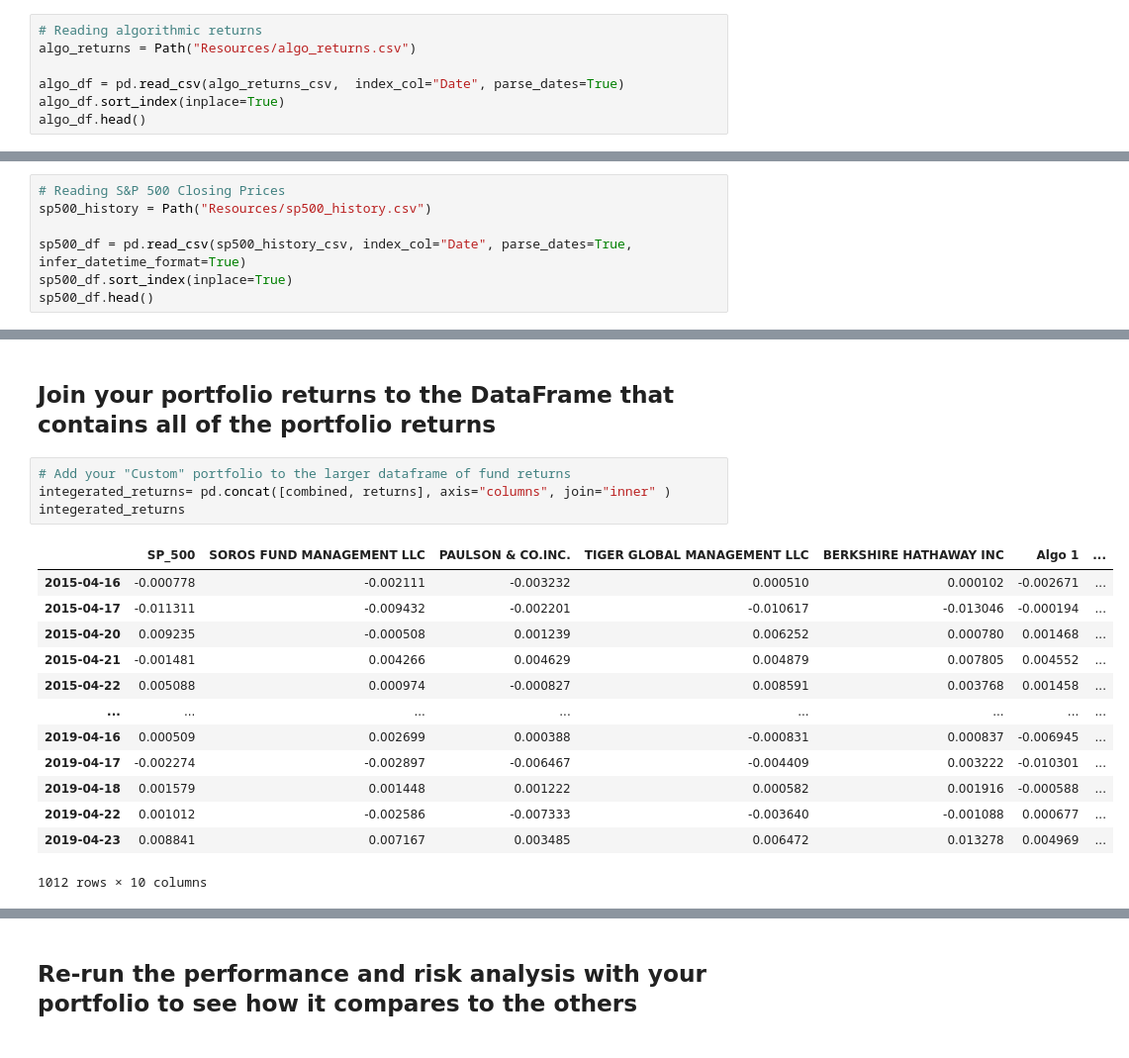
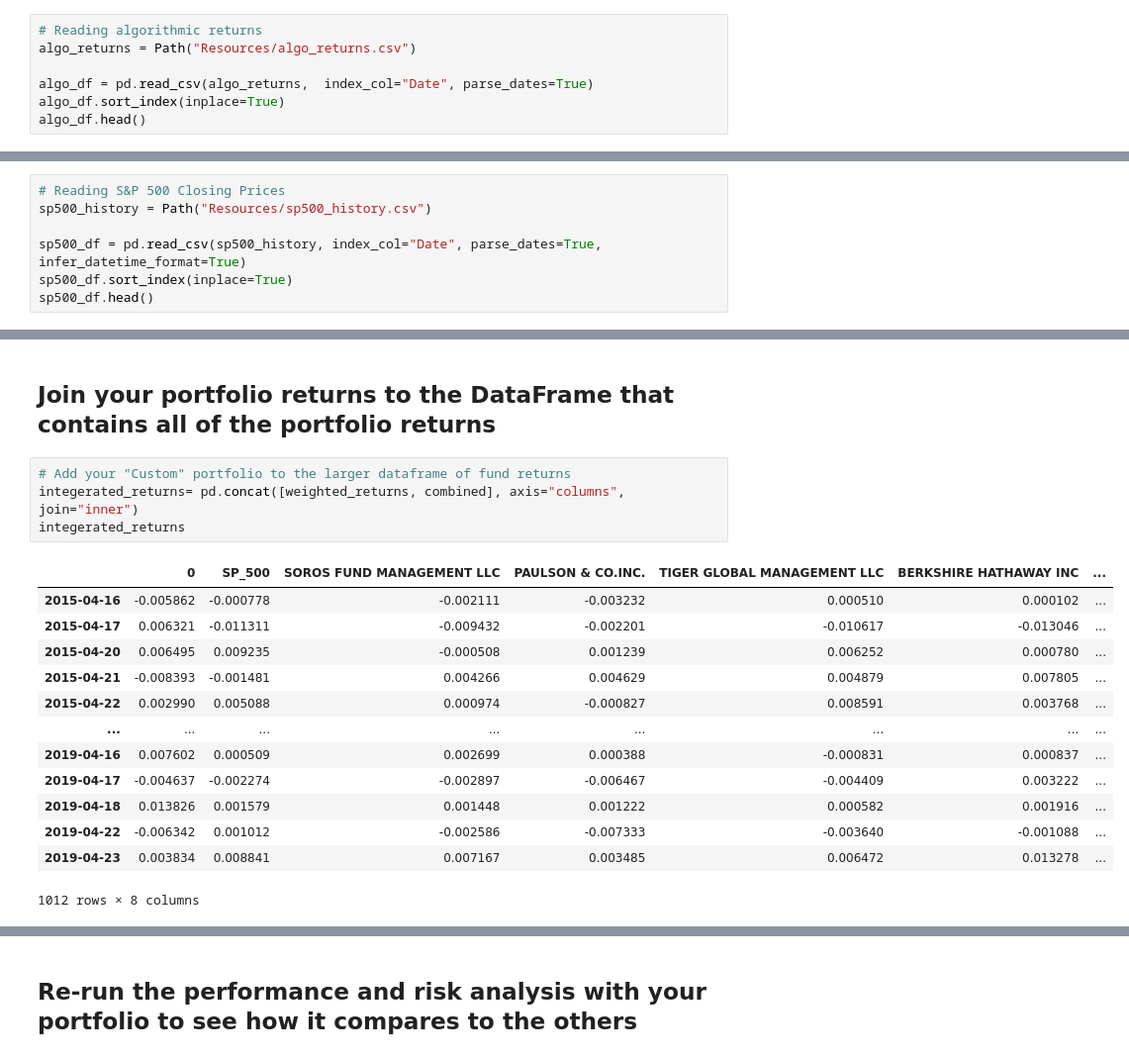
Before and after one commit to SashaFlores/WhaleOffPortfolio, a Jupyter notebook: Starter_Code/whale_analysis.ipynb, the cells around one changed output, grey strips where cells are left out. Shown at 99% size. Drawn from its saved outputs; the diff is of its cells as text.

```diff
--- a/Starter_Code/whale_analysis.ipynb
+++ b/Starter_Code/whale_analysis.ipynb
@@ -66,7 +66,7 @@ Read the algorithmic daily returns and clean the data
 # Reading algorithmic returns
 algo_returns = Path("Resources/algo_returns.csv")
 
-algo_df = pd.read_csv(algo_returns_csv,  index_col="Date", parse_dates=True)
+algo_df = pd.read_csv(algo_returns,  index_col="Date", parse_dates=True)
 algo_df.sort_index(inplace=True)
 algo_df.head()
 # %% [output]
@@ -100,7 +100,7 @@ Read the S&P500 Historic Closing Prices and create a new daily returns DataFrame
 # Reading S&P 500 Closing Prices
 sp500_history = Path("Resources/sp500_history.csv")
 
-sp500_df = pd.read_csv(sp500_history_csv, index_col="Date", parse_dates=True, infer_datetime_format=True)
+sp500_df = pd.read_csv(sp500_history, index_col="Date", parse_dates=True, infer_datetime_format=True)
 sp500_df.sort_index(inplace=True)
 sp500_df.head()
 # %% [output]
@@ -553,19 +581,19 @@ dtype: float64
 ## Join your portfolio returns to the DataFrame that contains all of the portfolio returns
 # %%
 # Add your "Custom" portfolio to the larger dataframe of fund returns
-integerated_returns= pd.concat([combined, returns], axis="columns", join="inner" )
+integerated_returns= pd.concat([weighted_returns, combined], axis="columns", join="inner")
 integerated_returns
 # %% [output]
-|  | SP_500 | SOROS FUND MANAGEMENT LLC | PAULSON & CO.INC. | TIGER GLOBAL MANAGEMENT LLC | BERKSHIRE HATHAWAY INC | Algo 1 | ... |
-| 2015-04-16 | -0.000778 | -0.002111 | -0.003232 | 0.000510 | 0.000102 | -0.002671 | ... |
-| 2015-04-17 | -0.011311 | -0.009432 | -0.002201 | -0.010617 | -0.013046 | -0.000194 | ... |
-| 2015-04-20 | 0.009235 | -0.000508 | 0.001239 | 0.006252 | 0.000780 | 0.001468 | ... |
-| 2015-04-21 | -0.001481 | 0.004266 | 0.004629 | 0.004879 | 0.007805 | 0.004552 | ... |
-| 2015-04-22 | 0.005088 | 0.000974 | -0.000827 | 0.008591 | 0.003768 | 0.001458 | ... |
+|  | 0 | SP_500 | SOROS FUND MANAGEMENT LLC | PAULSON & CO.INC. | TIGER GLOBAL MANAGEMENT LLC | BERKSHIRE HATHAWAY INC | ... |
+| 2015-04-16 | -0.005862 | -0.000778 | -0.002111 | -0.003232 | 0.000510 | 0.000102 | ... |
+| 2015-04-17 | 0.006321 | -0.011311 | -0.009432 | -0.002201 | -0.010617 | -0.013046 | ... |
+| 2015-04-20 | 0.006495 | 0.009235 | -0.000508 | 0.001239 | 0.006252 | 0.000780 | ... |
+| 2015-04-21 | -0.008393 | -0.001481 | 0.004266 | 0.004629 | 0.004879 | 0.007805 | ... |
+| 2015-04-22 | 0.002990 | 0.005088 | 0.000974 | -0.000827 | 0.008591 | 0.003768 | ... |
 | ... | ... | ... | ... | ... | ... | ... | ... |
-| 2019-04-16 | 0.000509 | 0.002699 | 0.000388 | -0.000831 | 0.000837 | -0.006945 | ... |
-| 2019-04-17 | -0.002274 | -0.002897 | -0.006467 | -0.004409 | 0.003222 | -0.010301 | ... |
-| 2019-04-18 | 0.001579 | 0.001448 | 0.001222 | 0.000582 | 0.001916 | -0.000588 | ... |
-| 2019-04-22 | 0.001012 | -0.002586 | -0.007333 | -0.003640 | -0.001088 | 0.000677 | ... |
-| 2019-04-23 | 0.008841 | 0.007167 | 0.003485 | 0.006472 | 0.013278 | 0.004969 | ... |
+| 2019-04-16 | 0.007602 | 0.000509 | 0.002699 | 0.000388 | -0.000831 | 0.000837 | ... |
+| 2019-04-17 | -0.004637 | -0.002274 | -0.002897 | -0.006467 | -0.004409 | 0.003222 | ... |
+| 2019-04-18 | 0.013826 | 0.001579 | 0.001448 | 0.001222 | 0.000582 | 0.001916 | ... |
+| 2019-04-22 | -0.006342 | 0.001012 | -0.002586 | -0.007333 | -0.003640 | -0.001088 | ... |
+| 2019-04-23 | 0.003834 | 0.008841 | 0.007167 | 0.003485 | 0.006472 | 0.013278 | ... |
-1012 rows × 10 columns
+1012 rows × 8 columns
```
Also changed, not shown: parts of 17 cells of this notebook.
